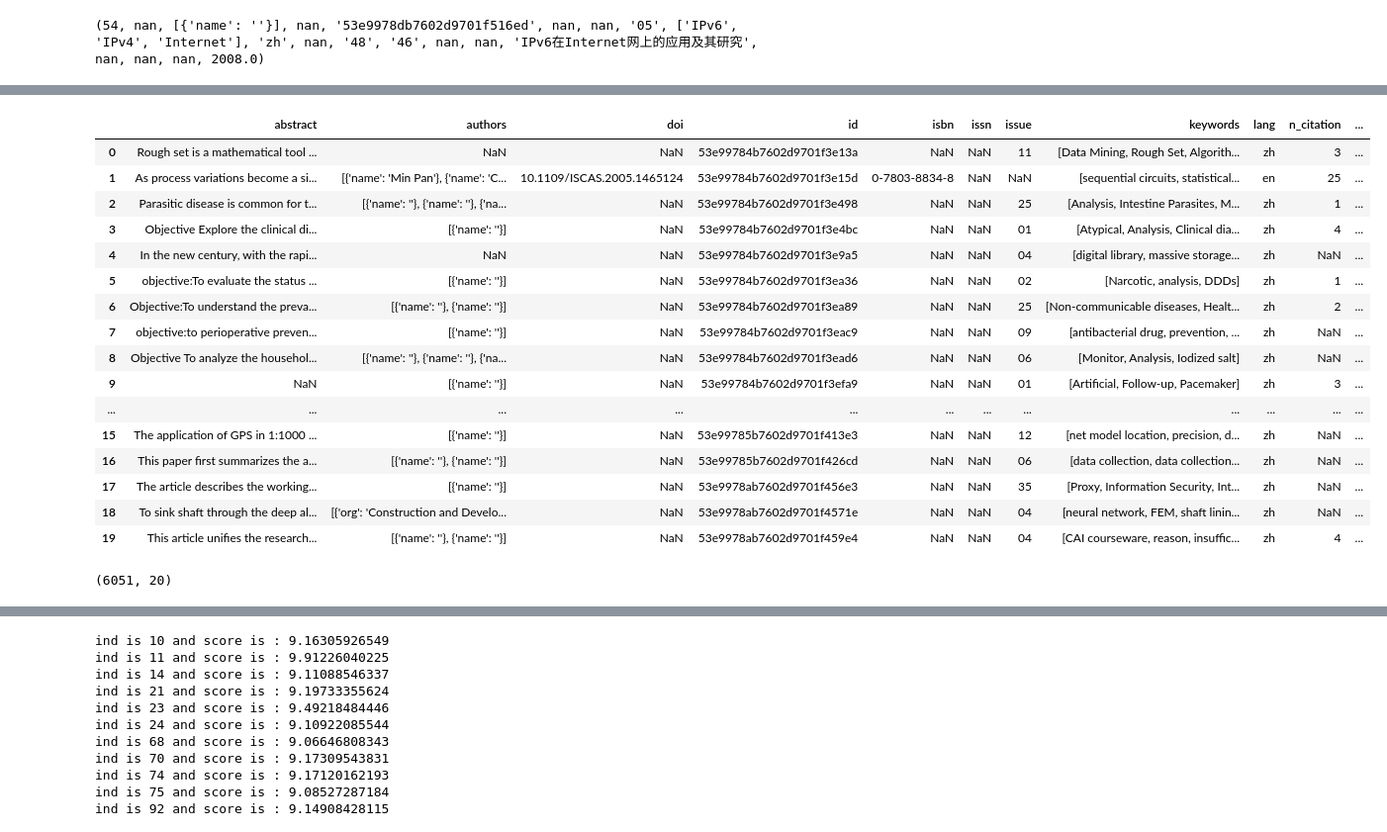
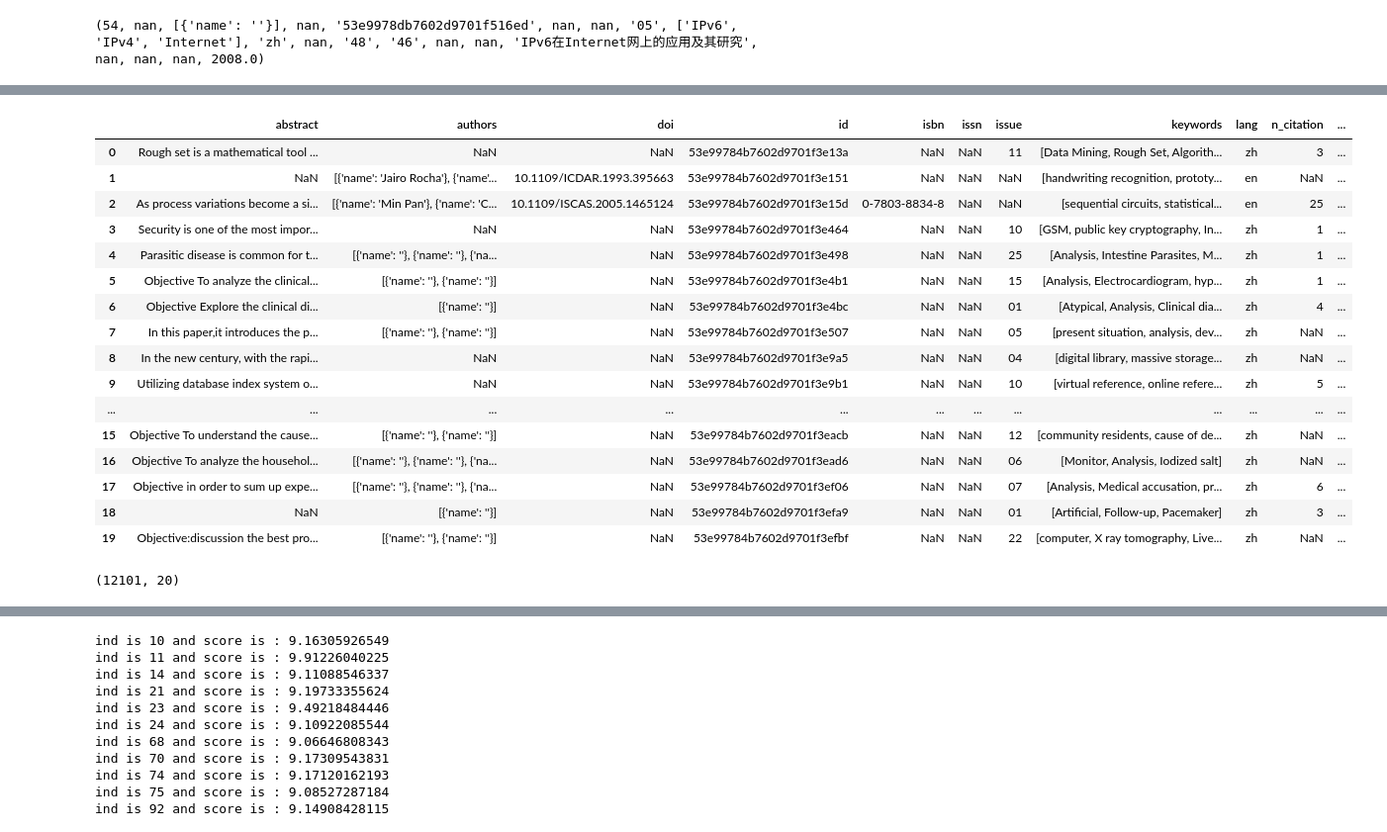
Before and after one commit to amoldamare/paper_ranking, a Jupyter notebook: Data_Experiements.ipynb, the cells around one changed output, grey strips where cells are left out. Shown at 99% size. Cells and saved outputs as stored; diff of their text form; code cells hidden in the pictures.

```diff
--- a/Data_Experiements.ipynb
+++ b/Data_Experiements.ipynb
@@ -107,7 +114,7 @@ keyword_count_sorted
 cs_keywords = ['internet','text mining','data mining', 'polymorphism','mathematical model','information','information technology', 'data', 'algorithms', 'training',
               'model','data collection','analysis','neural network','data analysis','computer science', 'information retrieval', 'information system', 'classification','pattern recognition'
                'signal processing','software engineering','social network','software system','image processing','data processing',
-              'computer simulation','statistical analysis','image', 'video', 'machine', 'learning', 'computer', 'optimization', 'artificial', 'intelligence', 'complexity']
+              'computer simulation','statistical analysis','image', 'video', 'machine', 'learning', 'computer', 'optimization', 'artificial', 'intelligence', 'complexity', 'neaural network']
 cs_papers = []
 
 for row in df0_new.itertuples():
@@ -119,3 +126,4 @@ for row in df0_new.itertuples():
             break;
 
 # cs_papers.get(0) #10617
+len(cs_papers)
@@ -375,12 +373,15 @@ f.close()
 # plt.title('Correlation plot between different features in the data set')
 # plt.show()
 # %%
-# Getting 50% of cs_dataframe to construct traning_dataframe
-count = 0
+# # Getting 50% of cs_dataframe to construct traning_dataframe
+# count = 0
 
-training_dataframe = pd.DataFrame.from_items([(name, pd.Series(data=None, dtype=series.dtype)) for name, series in cs_dataframe.iteritems()])
-for row in cs_dataframe.itertuples():
-    if count % 2 == 0:
-        training_dataframe.loc[len(training_dataframe)] = cs_dataframe.loc[row[0]]
-    count = count + 1
-training_dataframe.head(10)
+# training_dataframe = pd.DataFrame.from_items([(name, pd.Series(data=None, dtype=series.dtype)) for name, series in cs_dataframe.iteritems()])
+# for row in cs_dataframe.itertuples():
+#     if count % 2 == 0:
+#         training_dataframe.loc[len(training_dataframe)] = cs_dataframe.loc[row[0]]
+#     count = count + 1
+# training_dataframe.head(10)
+
+# Taking all the data
+training_dataframe = cs_dataframe.copy()
@@ -464,5 +453,12 @@ import numpy as np
 total_venues = len(unique_conferences_map.items())
 scores = np.random.uniform(4,10,total_venues)
 scores.sort()
+
+# Reversing the scores list
+reverse_score = []
+for s in reversed(scores):
+    reverse_score.append(s)
+scores = reverse_score.copy()
+
 scores
 # %% [output]
@@ -473,7 +484,7 @@ array([ 4.00129323,  4.00406172,  4.00526363, ...,  9.99568231,
 
 venue_score_map = {}
 ind = 0
-for item in sorted(unique_conferences_map.items(), key=lambda x: x[1]):
+for item in sorted(unique_conferences_map.items(), key=lambda x: x[1], reverse=True):
     venue_score_map[item[0]] = scores[ind]
     ind = ind + 1
 venue_score_map
@@ -500,44 +511,44 @@ training_dataframe_with_score = training_dataframe.copy()
 # %%
 # Putting score to traning_dataframe based on the venue_score
 
 
-training_dataframe_with_score['score'] = 4 # adding new column
+training_dataframe_with_score['score'] = 7 # Initialize with mean score (4-10 range)
 training_dataframe_with_score.head(20)
 
 for row in training_dataframe_with_score.itertuples():
     venue = row[17]
     if(type(venue) is str):
         venue = venue.lower()
         if venue in venue_score_map:
             training_dataframe_with_score.iloc[row[0], training_dataframe_with_score.columns.get_loc('score')] = venue_score_map[venue]
         else:
-            training_dataframe_with_score.iloc[row[0], training_dataframe_with_score.columns.get_loc('score')] = 4 # assign default lowest score
+            training_dataframe_with_score.iloc[row[0], training_dataframe_with_score.columns.get_loc('score')] = 7 # assign mean score
     else:
-        training_dataframe_with_score.iloc[row[0], training_dataframe_with_score.columns.get_loc('score')] = 4
+        training_dataframe_with_score.iloc[row[0], training_dataframe_with_score.columns.get_loc('score')] = 7
 
 training_dataframe_with_score.head(20)
 # %% [output]
 |  | abstract | authors | doi | id | isbn | issn | issue | keywords | lang | n_citation | ... |
 | 0 | Rough set is a mathematical tool ... | NaN | NaN | 53e99784b7602d9701f3e13a | NaN | NaN | 11 | [Data Mining, Rough Set, Algorith... | zh | 3 | ... |
-| 1 | As process variations become a si... | [{'name': 'Min Pan'}, {'name': 'C... | 10.1109/ISCAS.2005.1465124 | 53e99784b7602d9701f3e15d | 0-7803-8834-8 | NaN | NaN | [sequential circuits, statistical... | en | 25 | ... |
-| 2 | Parasitic disease is common for t... | [{'name': ''}, {'name': ''}, {'na... | NaN | 53e99784b7602d9701f3e498 | NaN | NaN | 25 | [Analysis, Intestine Parasites, M... | zh | 1 | ... |
-| 3 | Objective Explore the clinical di... | [{'name': ''}] | NaN | 53e99784b7602d9701f3e4bc | NaN | NaN | 01 | [Atypical, Analysis, Clinical dia... | zh | 4 | ... |
-| 4 | In the new century, with the rapi... | NaN | NaN | 53e99784b7602d9701f3e9a5 | NaN | NaN | 04 | [digital library, massive storage... | zh | NaN | ... |
-| 5 | objective:To evaluate the status ... | [{'name': ''}] | NaN | 53e99784b7602d9701f3ea36 | NaN | NaN | 02 | [Narcotic, analysis, DDDs] | zh | 1 | ... |
-| 6 | Objective:To understand the preva... | [{'name': ''}, {'name': ''}] | NaN | 53e99784b7602d9701f3ea89 | NaN | NaN | 25 | [Non-communicable diseases, Healt... | zh | 2 | ... |
-| 7 | objective:to perioperative preven... | [{'name': ''}] | NaN | 53e99784b7602d9701f3eac9 | NaN | NaN | 09 | [antibacterial drug, prevention, ... | zh | NaN | ... |
-| 8 | Objective To analyze the househol... | [{'name': ''}, {'name': ''}, {'na... | NaN | 53e99784b7602d9701f3ead6 | NaN | NaN | 06 | [Monitor, Analysis, Iodized salt] | zh | NaN | ... |
-| 9 | NaN | [{'name': ''}] | NaN | 53e99784b7602d9701f3efa9 | NaN | NaN | 01 | [Artificial, Follow-up, Pacemaker] | zh | 3 | ... |
+| 1 | NaN | [{'name': 'Jairo Rocha'}, {'name'... | 10.1109/ICDAR.1993.395663 | 53e99784b7602d9701f3e151 | NaN | NaN | NaN | [handwriting recognition, prototy... | en | NaN | ... |
+| 2 | As process variations become a si... | [{'name': 'Min Pan'}, {'name': 'C... | 10.1109/ISCAS.2005.1465124 | 53e99784b7602d9701f3e15d | 0-7803-8834-8 | NaN | NaN | [sequential circuits, statistical... | en | 25 | ... |
+| 3 | Security is one of the most impor... | NaN | NaN | 53e99784b7602d9701f3e464 | NaN | NaN | 10 | [GSM, public key cryptography, In... | zh | 1 | ... |
+| 4 | Parasitic disease is common for t... | [{'name': ''}, {'name': ''}, {'na... | NaN | 53e99784b7602d9701f3e498 | NaN | NaN | 25 | [Analysis, Intestine Parasites, M... | zh | 1 | ... |
+| 5 | Objective To analyze the clinical... | [{'name': ''}, {'name': ''}] | NaN | 53e99784b7602d9701f3e4b1 | NaN | NaN | 15 | [Analysis, Electrocardiogram, hyp... | zh | 1 | ... |
+| 6 | Objective Explore the clinical di... | [{'name': ''}] | NaN | 53e99784b7602d9701f3e4bc | NaN | NaN | 01 | [Atypical, Analysis, Clinical dia... | zh | 4 | ... |
+| 7 | In this paper,it introduces the p... | [{'name': ''}, {'name': ''}] | NaN | 53e99784b7602d9701f3e507 | NaN | NaN | 05 | [present situation, analysis, dev... | zh | NaN | ... |
+| 8 | In the new century, with the rapi... | NaN | NaN | 53e99784b7602d9701f3e9a5 | NaN | NaN | 04 | [digital library, massive storage... | zh | NaN | ... |
+| 9 | Utilizing database index system o... | NaN | NaN | 53e99784b7602d9701f3e9b1 | NaN | NaN | 10 | [virtual reference, online refere... | zh | 5 | ... |
 | ... | ... | ... | ... | ... | ... | ... | ... | ... | ... | ... | ... |
-| 15 | The application of GPS in 1:1000 ... | [{'name': ''}] | NaN | 53e99785b7602d9701f413e3 | NaN | NaN | 12 | [net model location, precision, d... | zh | NaN | ... |
-| 16 | This paper first summarizes the a... | [{'name': ''}, {'name': ''}] | NaN | 53e99785b7602d9701f426cd | NaN | NaN | 06 | [data collection, data collection... | zh | NaN | ... |
-| 17 | The article describes the working... | [{'name': ''}] | NaN | 53e9978ab7602d9701f456e3 | NaN | NaN | 35 | [Proxy, Information Security, Int... | zh | NaN | ... |
-| 18 | To sink shaft through the deep al... | [{'org': 'Construction and Develo... | NaN | 53e9978ab7602d9701f4571e | NaN | NaN | 04 | [neural network, FEM, shaft linin... | zh | NaN | ... |
-| 19 | This article unifies the research... | [{'name': ''}, {'name': ''}] | NaN | 53e9978ab7602d9701f459e4 | NaN | NaN | 04 | [CAI courseware, reason, insuffic... | zh | 4 | ... |
+| 15 | Objective To understand the cause... | [{'name': ''}, {'name': ''}] | NaN | 53e99784b7602d9701f3eacb | NaN | NaN | 12 | [community residents, cause of de... | zh | NaN | ... |
+| 16 | Objective To analyze the househol... | [{'name': ''}, {'name': ''}, {'na... | NaN | 53e99784b7602d9701f3ead6 | NaN | NaN | 06 | [Monitor, Analysis, Iodized salt] | zh | NaN | ... |
+| 17 | Objective in order to sum up expe... | [{'name': ''}, {'name': ''}, {'na... | NaN | 53e99784b7602d9701f3ef06 | NaN | NaN | 07 | [Analysis, Medical accusation, pr... | zh | 6 | ... |
+| 18 | NaN | [{'name': ''}] | NaN | 53e99784b7602d9701f3efa9 | NaN | NaN | 01 | [Artificial, Follow-up, Pacemaker] | zh | 3 | ... |
+| 19 | Objective:discussion the best pro... | [{'name': ''}, {'name': ''}] | NaN | 53e99784b7602d9701f3efbf | NaN | NaN | 22 | [computer, X ray tomography, Live... | zh | NaN | ... |
 # %%
 training_dataframe_with_score.shape
 # %% [output]
-(6051, 20)
+(12101, 20)
 # %%
 # Creating dataframe for training the model - 1: Create id column in embedding
 
```
Also changed, not shown: parts of 27 cells of this notebook.
